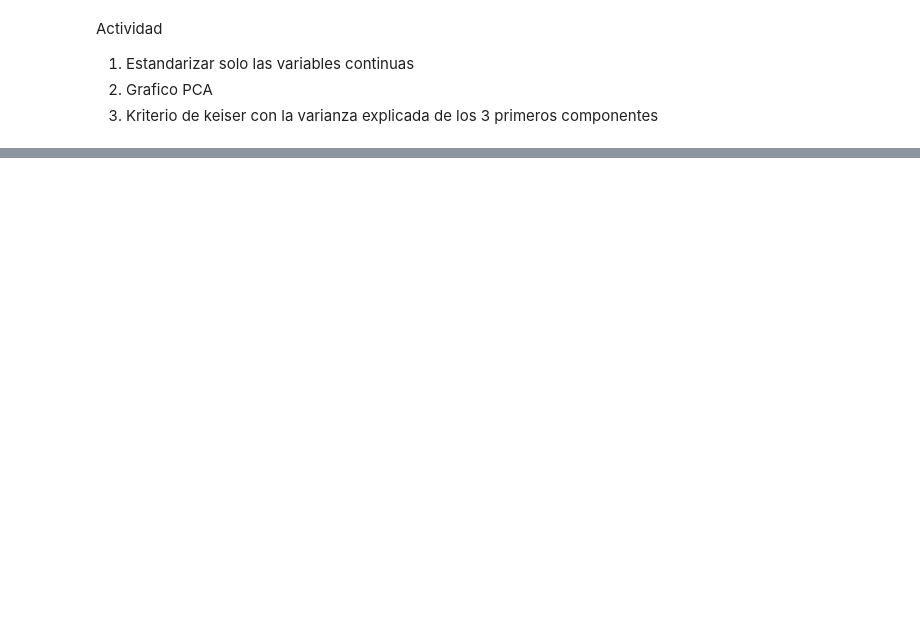
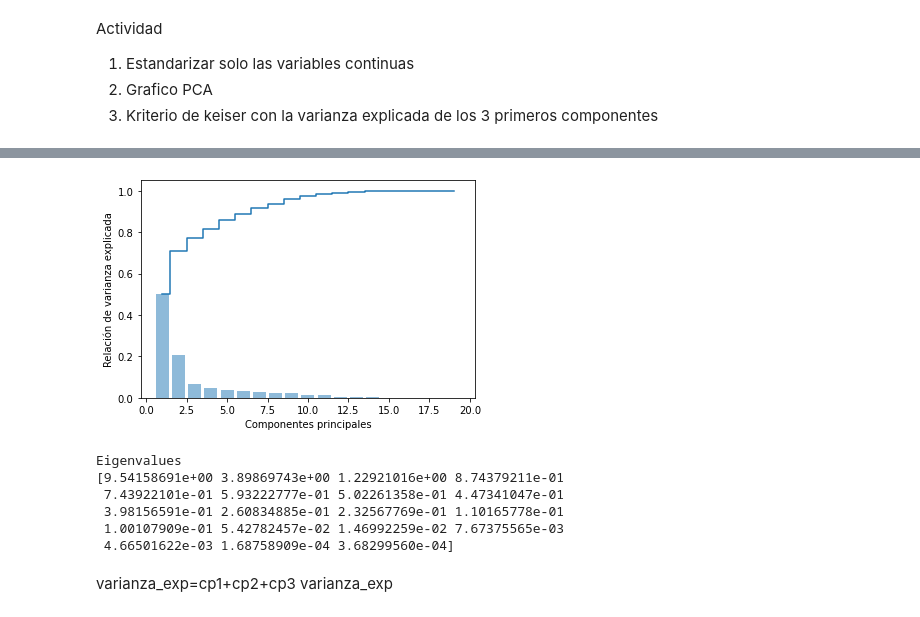
Before and after one commit to Yes197/Miscelanea, a Jupyter notebook: Ejercicios Basico/nivel1_8.ipynb, the cells around one changed output, grey strips where cells are left out. Cells and saved outputs as stored; diff of their text form; code cells hidden in the pictures; blank space fills up the shorter version.

```diff
--- a/Ejercicios Basico/nivel1_8.ipynb
+++ b/Ejercicios Basico/nivel1_8.ipynb
@@ -712,3 +715,8 @@ Este es un proyecto de clasificación binaria que tiene como objetivo predecir s
 # %%
 import numpy as np
 import pandas as pd
+# %%
+#@title NBA
+nba = 'https://raw.githubusercontent.com/Yes197/Miscelanea/master/Ejercicios%20Basico/datos/nba_logreg2.csv'
+df_arrest = pd.read_csv(nba,  sep=';')
+df_arrest.head()
@@ -715,6 +730,4 @@ import pandas as pd
 # %%
-df_arrest = pd.read_csv('datos/nba_logreg2.csv',  sep=';')
-
 df_arrest["TARGET_5Yrs"]=df_arrest["TARGET_5Yrs"].astype('int64')
 df_arrest.info()
 # %% [output]
@@ -727,9 +762,6 @@ Actividad
 # %%
-from sklearn.preprocessing import StandardScaler
 #Separando las variables continuas
-continuas = ['GP','MIN','PTS','FGM','FGA','FG%','3P Made','3PA','3P%','FTM','FTA','FT%','OREB'
-            ,'DREB','REB','AST','STL','BLK','TOV'
-            ]
+continuas = ['GP','MIN','PTS','FGM','FGA','FG%','3P Made','3PA','3P%','FTM','FTA','FT%','OREB','DREB','REB','AST','STL','BLK','TOV']
 x = df_arrest.loc[:, continuas].values
 #Separando las variable target
 y = df_arrest['TARGET_5Yrs'].tolist()
@@ -739,0 +768,7 @@ print('estandarización:', (ej - ej.mean()) / ej.std())
+# %%
+#@title 1. Estandarizar Continuas
+stdsc = StandardScaler()
+x_continuas = df_arrest.loc[:, continuas].values
+x_continuas_std = stdsc.fit_transform(x_continuas)
+x_continuas_std = pd.DataFrame(x_continuas_std, columns=continuas)
+x_continuas_std.head()
@@ -739,0 +782,23 @@ print('estandarización:', (ej - ej.mean()) / ej.std())
+# %%
+#@title 2. Grafico PCA
+pca = PCA()
+x_continuas_pca = pca.fit_transform(x_continuas_std)
+plt.bar(range(1, len(pca.explained_variance_ratio_)+1), pca.explained_variance_ratio_, alpha=0.5, align='center')
+plt.step(range(1, len(pca.explained_variance_ratio_)+1), np.cumsum(pca.explained_variance_ratio_), where='mid')
+plt.ylabel('Relación de varianza explicada')
+plt.xlabel('Componentes principales')
+plt.show()
+# %% [output]
+[figure, added]
+# %%
+#@title 3. Criterio keiser con la varianza explicada 3 primeros
+cov_mat = np.cov(x_continuas_std.T)
+eigen_vals, eigen_vecs = np.linalg.eig(cov_mat)
+print('\nEigenvalues \n%s' % eigen_vals)
+# %% [output]
+Eigenvalues
+[9.54158691e+00 3.89869743e+00 1.22921016e+00 8.74379211e-01
+ 7.43922101e-01 5.93222777e-01 5.02261358e-01 4.47341047e-01
+ 3.98156591e-01 2.60834885e-01 2.32567769e-01 1.10165778e-01
+ 1.00107909e-01 5.42782457e-02 1.46992259e-02 7.67375565e-03
+ 4.66501622e-03 1.68758909e-04 3.68299560e-04]
@@ -739,0 +811,3 @@ print('estandarización:', (ej - ej.mean()) / ej.std())
+# %% [markdown]
+varianza_exp=cp1+cp2+cp3
+varianza_exp
```
Also changed, not shown: parts of 11 cells of this notebook.
